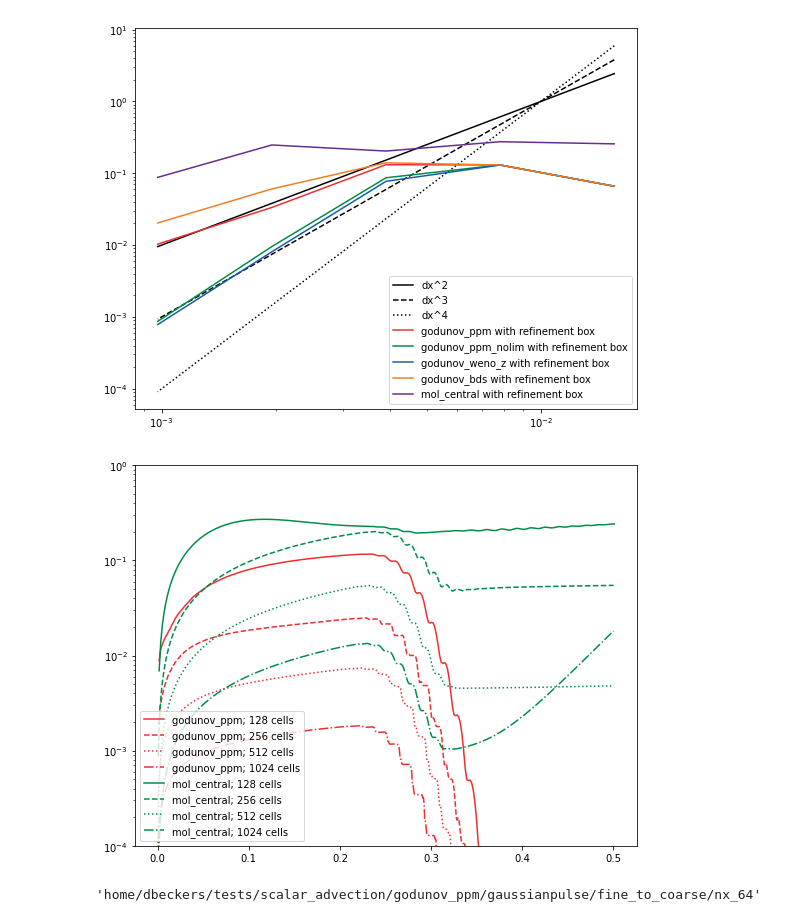
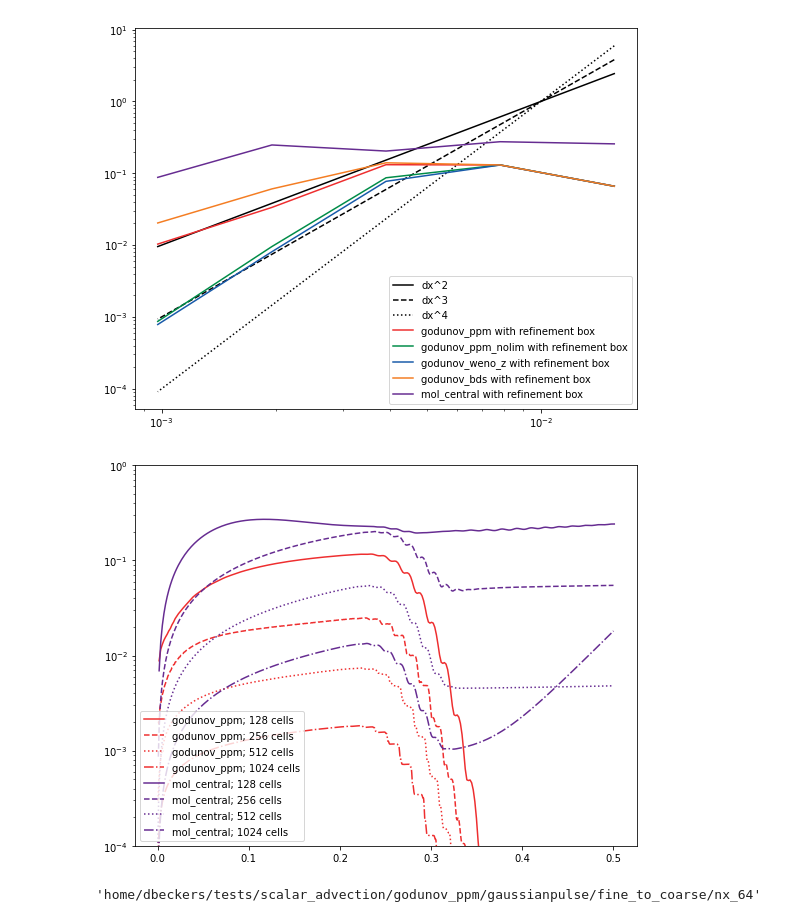
Before and after one commit to diederikb/nrel_jupyter_notebooks, a Jupyter notebook: postprocess_scalar_advection_1D.ipynb, the cells around one changed output. Cells and saved outputs as stored; diff of their text form; code cells hidden in the pictures.

Commit message:
updated some figures

```diff
--- a/postprocess_scalar_advection_1D.ipynb
+++ b/postprocess_scalar_advection_1D.ipynb
@@ -211,17 +211,16 @@ fig.savefig(f'{gaussianwavepacket.name}_fine_to_coarse_convergence.png',dpi=300)
 # %%
 fig,ax = plt.subplots(figsize=(9,7))
 grid_sizes = [128,256,512,1024]
-methods = ['godunov_ppm','mol_central']
-for i_method in range(len(methods)):
+for i_method in [0,4]:
     error_list = postprocessing.batch_load_error('error.log',root_dir,case_dir,[methods[i_method]],grid_sizes,withglobal=True)
     for i_grid_size in range(len(grid_sizes)):
         ax.plot(error_list[0][i_grid_size]['time'].values,error_list[0][i_grid_size]['error_var_0_level_1'].values,color=postprocessing.color_list[i_method],linestyle=postprocessing.linestyle_list[i_grid_size],label=f'{methods[i_method]}; {grid_sizes[i_grid_size]} cells')
 ax.set_yscale('log')
 ax.set_ylim([1e-4,1e-0])
 ax.legend(loc='lower left')
 fig.savefig(f'{gaussianwavepacket.name}_fine_to_coarse_level_1_comparison.png',dpi=300)
 # %% [output]
-[figure, old version]
+[figure, new version]
 # %%
 %%capture
 plt.rcParams["animation.html"] = "jshtml"
```
Also changed, not shown: 3 other files.
